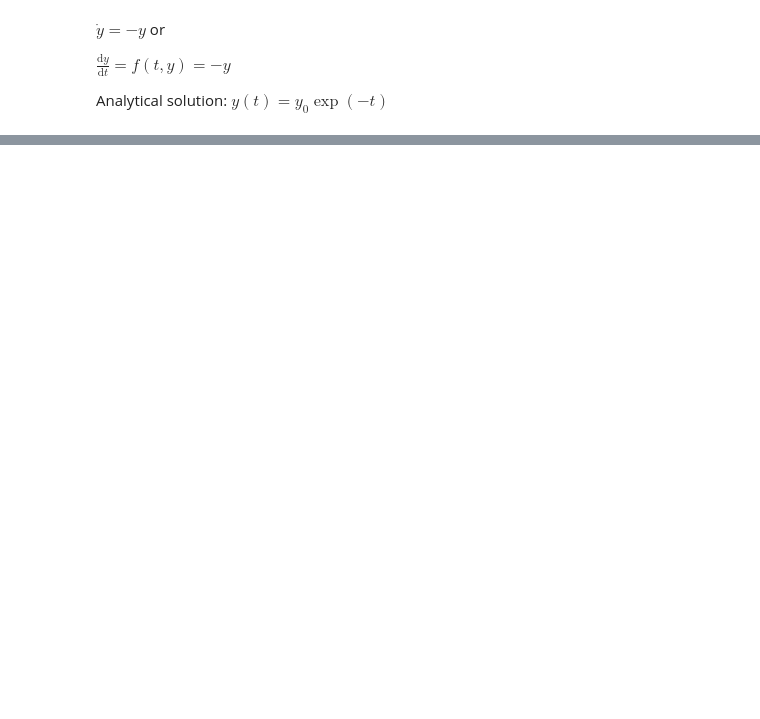
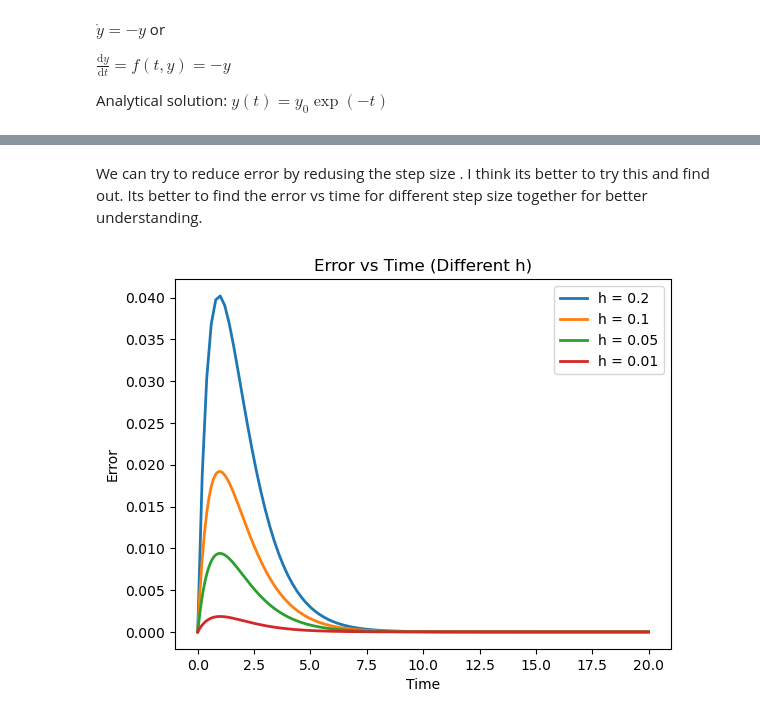
Before and after one commit to rammanohartk/ODE-Solver, a Jupyter notebook: notebooks/01_Euler-Method.ipynb, the cells around one changed output, grey strips where cells are left out. Drawn from its saved outputs; the diff is of its cells as text; code cells hidden in the pictures; blank space fills up the shorter version.

```diff
--- a/notebooks/01_Euler-Method.ipynb
+++ b/notebooks/01_Euler-Method.ipynb
@@ -70,0 +127,37 @@ from euler import EulerODE
+# %% [markdown]
+We  can try to reduce error by redusing the step size . I think its better to try this and find out. Its better to find the error vs time for different step size together for better understanding.
+# %%
+hs = [0.2,0.1,0.05,0.01]
+for h in hs:
+    y = 1 # Starting values
+    t= 0
+    t_values = [t] # Collect data
+    y_values = [y] # Collect data
+
+    t_final = 20
+    nmax = int(t_final / h)   # keep same final time
+
+
+
+    for i in range(1, nmax+1):
+        f = - y #Function
+        y = y + f * h
+        t_values.append(i*h)
+        y_values.append(y)
+
+
+    t_array = np.array(t_values)
+    y_array = np.array(y_values)
+
+    y_exact = np.exp(-t_array)
+    error = np.abs(y_array - y_exact)
+
+    plt.plot(t_array, error, label=f"h = {h}")
+
+plt.xlabel("Time")
+plt.ylabel("Error")
+plt.title("Error vs Time (Different h)")
+plt.legend()
+plt.show()
+# %% [output]
+[figure, added]
```
Also changed, not shown: parts of 23 cells of this notebook, 1 other file.
